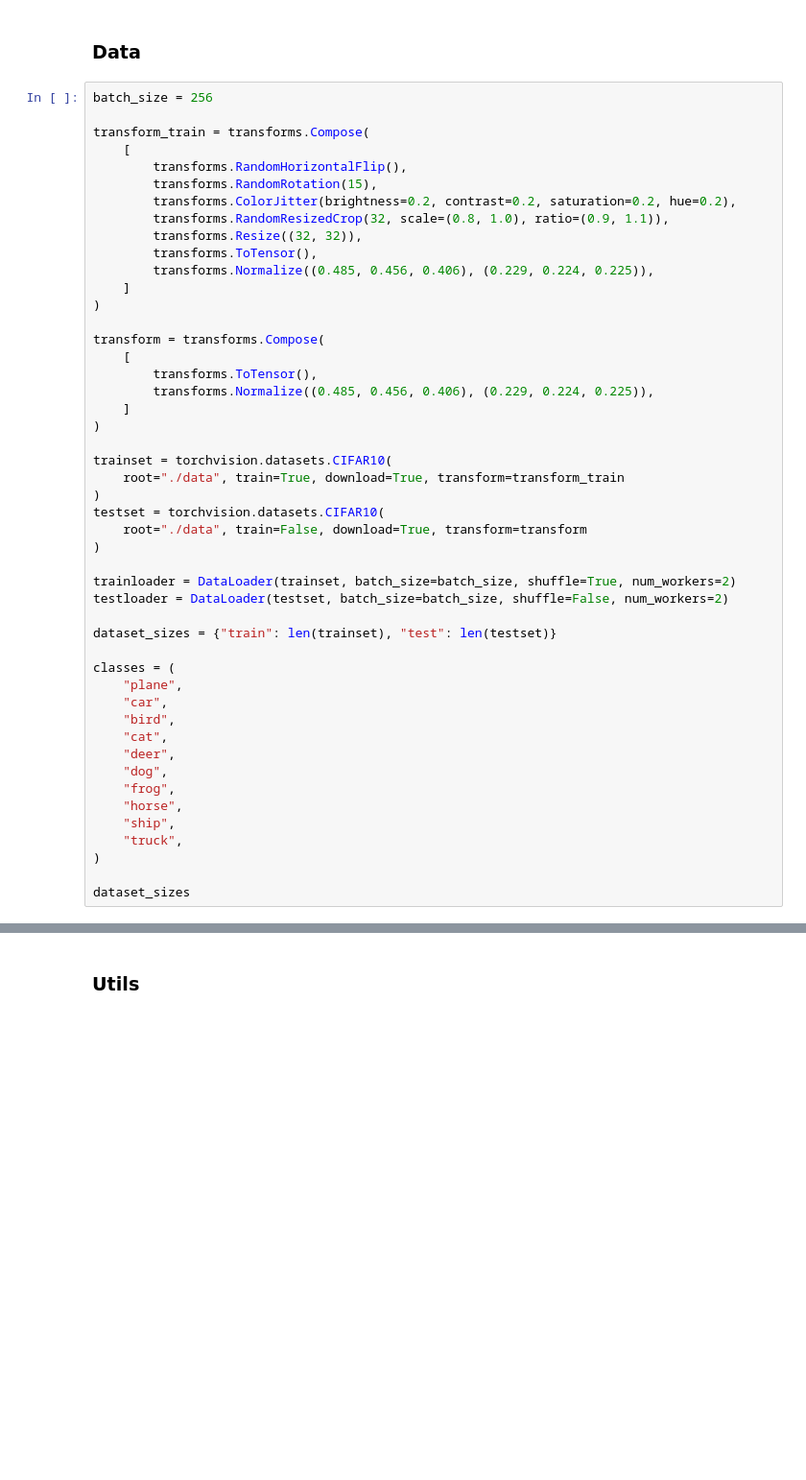
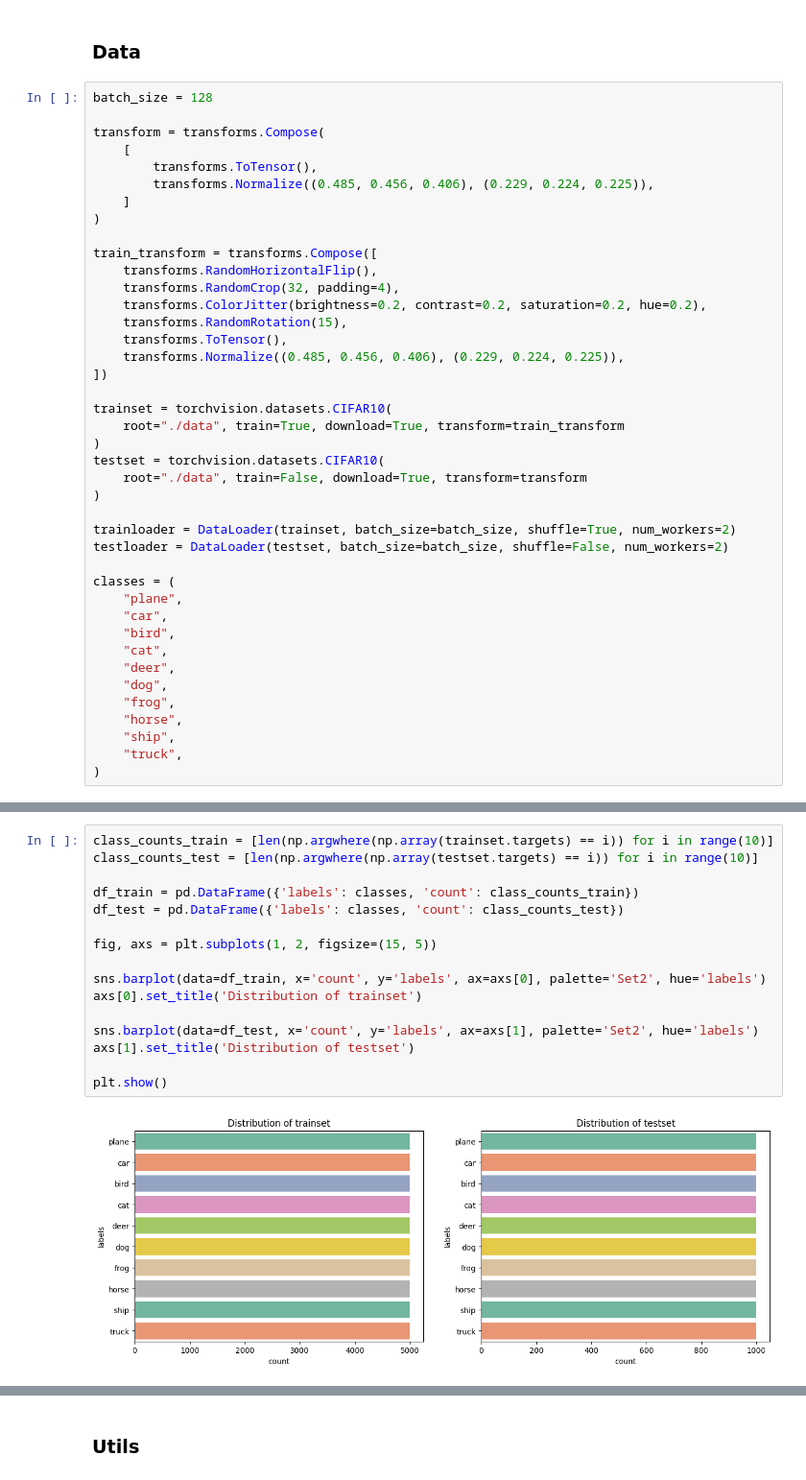
Before and after one commit to Rodimkov/deep-learning-course-practice-2023, a Jupyter notebook: 3822М1ФИии1/practical_work_1/ShilovAI.ipynb, the cells around one changed output, grey strips where cells are left out. Shown at 96% size. Saved outputs shown, nothing was run; the diff lists cells and outputs as text; blank space fills up the shorter version.

```diff
--- a/3822М1ФИии1/practical_work_1/ShilovAI.ipynb
+++ b/3822М1ФИии1/practical_work_1/ShilovAI.ipynb
@@ -24,19 +24,7 @@ torch.cuda.random.manual_seed_all(SEED)
 # %% [markdown]
 ### Data
 # %%
-batch_size = 256
-
-transform_train = transforms.Compose(
-    [
-        transforms.RandomHorizontalFlip(),
-        transforms.RandomRotation(15),
-        transforms.ColorJitter(brightness=0.2, contrast=0.2, saturation=0.2, hue=0.2),
-        transforms.RandomResizedCrop(32, scale=(0.8, 1.0), ratio=(0.9, 1.1)),
-        transforms.Resize((32, 32)),
-        transforms.ToTensor(),
-        transforms.Normalize((0.485, 0.456, 0.406), (0.229, 0.224, 0.225)),
-    ]
-)
+batch_size = 128
 
 transform = transforms.Compose(
     [
@@ -45,8 +33,17 @@ transform = transforms.Compose(
     ]
 )
 
+train_transform = transforms.Compose([
+    transforms.RandomHorizontalFlip(),
+    transforms.RandomCrop(32, padding=4),
+    transforms.ColorJitter(brightness=0.2, contrast=0.2, saturation=0.2, hue=0.2),
+    transforms.RandomRotation(15),
+    transforms.ToTensor(),
+    transforms.Normalize((0.485, 0.456, 0.406), (0.229, 0.224, 0.225)),
+])
+
 trainset = torchvision.datasets.CIFAR10(
-    root="./data", train=True, download=True, transform=transform_train
+    root="./data", train=True, download=True, transform=train_transform
 )
 testset = torchvision.datasets.CIFAR10(
     root="./data", train=False, download=True, transform=transform
@@ -54,8 +51,6 @@ testset = torchvision.datasets.CIFAR10(
 
 trainloader = DataLoader(trainset, batch_size=batch_size, shuffle=True, num_workers=2)
 testloader = DataLoader(testset, batch_size=batch_size, shuffle=False, num_workers=2)
-
-dataset_sizes = {"train": len(trainset), "test": len(testset)}
 
 classes = (
     "plane",
@@ -69,8 +64,6 @@ classes = (
     "ship",
     "truck",
 )
-
-dataset_sizes
 # %% [output]
 Files already downloaded and verified
 Files already downloaded and verified
@@ -97 +93,19 @@ plt.show()
+# %%
+class_counts_train = [len(np.argwhere(np.array(trainset.targets) == i)) for i in range(10)]
+class_counts_test = [len(np.argwhere(np.array(testset.targets) == i)) for i in range(10)]
+
+df_train = pd.DataFrame({'labels': classes, 'count': class_counts_train})
+df_test = pd.DataFrame({'labels': classes, 'count': class_counts_test})
+
+fig, axs = plt.subplots(1, 2, figsize=(15, 5))
+
+sns.barplot(data=df_train, x='count', y='labels', ax=axs[0], palette='Set2', hue='labels')
+axs[0].set_title('Distribution of trainset')
+
+sns.barplot(data=df_test, x='count', y='labels', ax=axs[1], palette='Set2', hue='labels')
+axs[1].set_title('Distribution of testset')
+
+plt.show()
+# %% [output]
+[figure, added]
 # %%
```
Also changed, not shown: parts of 16 cells of this notebook, 1 other file.
